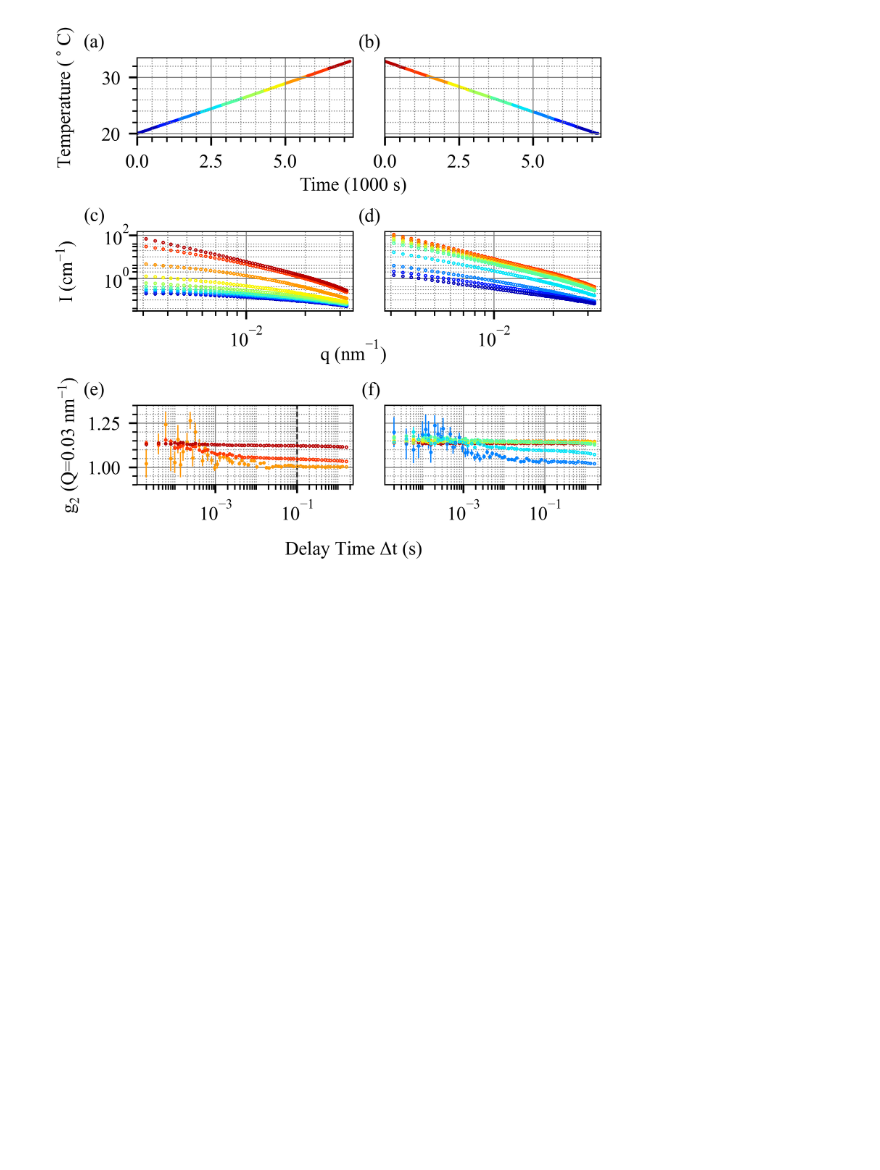
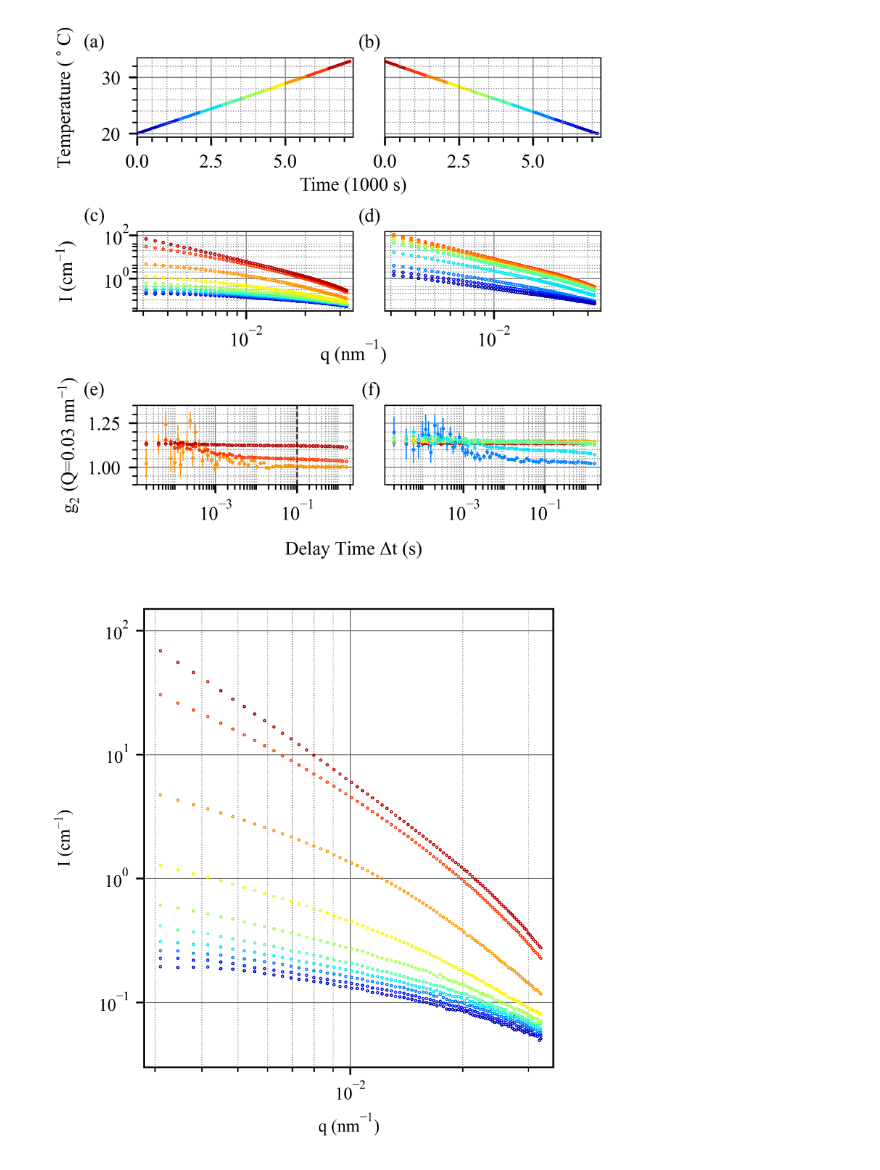
Before and after one commit to AZjk/llps-saxpcs, a Jupyter notebook: H06/H06_Plot.ipynb, the cells around one changed output. Drawn from its saved outputs; the diff is of its cells as text; code cells hidden in the pictures; blank space fills up the shorter version.

```diff
--- a/H06/H06_Plot.ipynb
+++ b/H06/H06_Plot.ipynb
@@ -163,3 +163,60 @@ ax[2, 1].text(-0.02, 1.3, '(f)', transform=ax[2, 1].transAxes, fontsize=8, va='t
 plt.savefig('H06.pdf')
 # %% [output]
 [figure]
+# %%
+import pickle
+import matplotlib.pyplot as plt
+import numpy as np
+import matplotlib.ticker as ticker
+
+with open('checkpoint.pickle', 'rb') as f:
+    avg_ramp_up = pickle.load(f)  # Load the object from the file
+    avg_ramp_down = pickle.load(f)
+    t_el = pickle.load(f)
+    ql_sta = pickle.load(f)
+    ql_dyn = pickle.load(f)
+
+plt.rcParams['pdf.fonttype'] = 42
+plt.rcParams["font.family"] = "Times New Roman"
+plt.rcParams['font.size'] = 8
+plt.rcParams['figure.dpi'] = 600
+
+# Calculate figure width to achieve 86 mm width
+figure_width_mm = 86
+figure_width_inches = figure_width_mm / 25.4  # Convert mm to inches
+
+fig, ax = plt.subplots(figsize=(figure_width_inches, figure_width_inches * 4.0 / 3.8))
+
+def plot_subfigure_c(ax, avg_data_list):
+    total_size = 0
+    for avg_dict in avg_data_list:
+        total_size += len(avg_dict['temperature_x'])
+
+    cmap = plt.get_cmap('jet')
+    accu_size = 0
+    for avg_dict in avg_data_list:
+        curr_size = len(avg_dict['temperature_x'])
+        idx = accu_size + np.arange(curr_size) * 1.0
+        idx /= total_size
+        accu_size += curr_size
+
+        color = cmap(np.mean(idx))
+        for i in range(len(ql_sta[:-15])):
+            if i % 3 == 0:  # Plot every third marker
+                ax.loglog(ql_sta[i], avg_dict['saxs_1d'][i], 'o-', color=color, lw=0.5, ms=1, mew=0.5, mfc='none')
+
+    ax.set_xlim(2.8e-3, 3.5e-2)
+    ax.set_ylim(0.03, 150)
+    ax.set_ylabel('I (cm$^\mathdefault{-1}$)', fontname="Times New Roman", labelpad=11)
+    ax.set_xlabel('q ($\mathdefault{nm^{-1}}$)', fontname="Times New Roman")
+    ax.grid(which='major', linestyle='-', linewidth='0.4', color='gray')
+    ax.minorticks_on()
+    ax.grid(which='minor', linestyle=':', linewidth='0.4', color='gray')
+    ax.yaxis.set_minor_locator(ticker.LogLocator(base=10, subs=np.arange(1, 5) * 1, numticks=4))
+
+plot_subfigure_c(ax, avg_ramp_up)
+
+plt.tight_layout()
+plt.savefig('subfigure_C.pdf')
+# %% [output]
+[figure, added]
```
Also changed, not shown: parts of 2 cells of this notebook, 23 other files.
